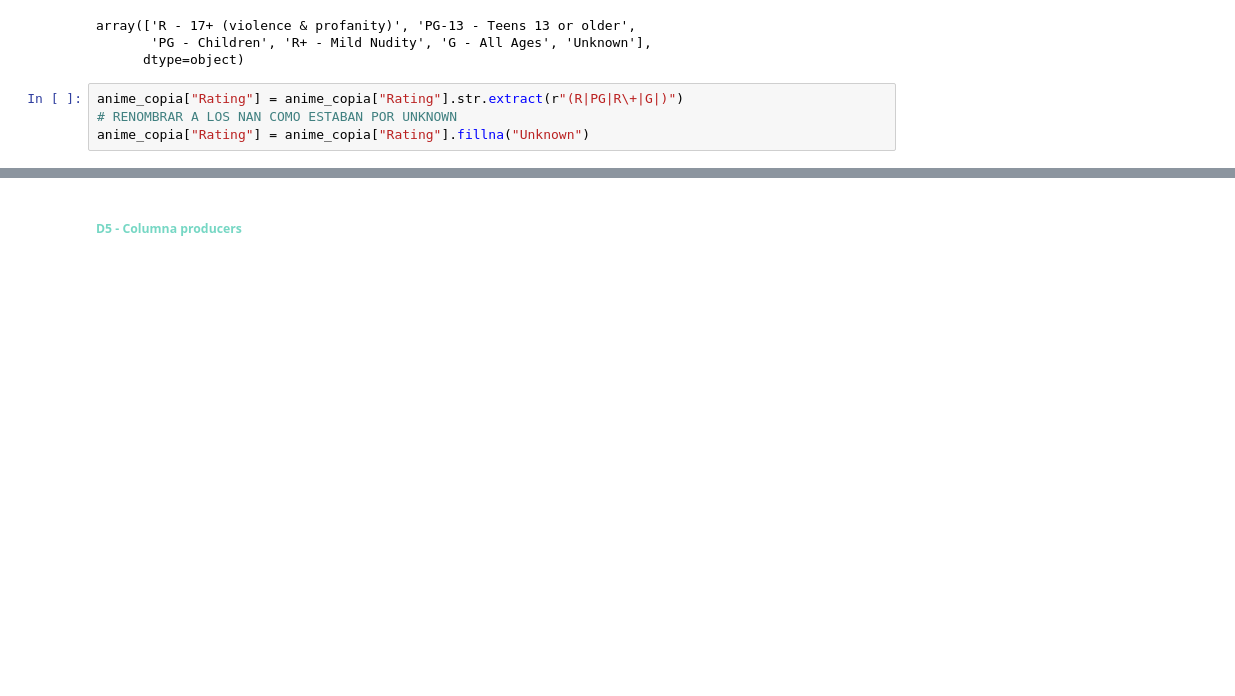
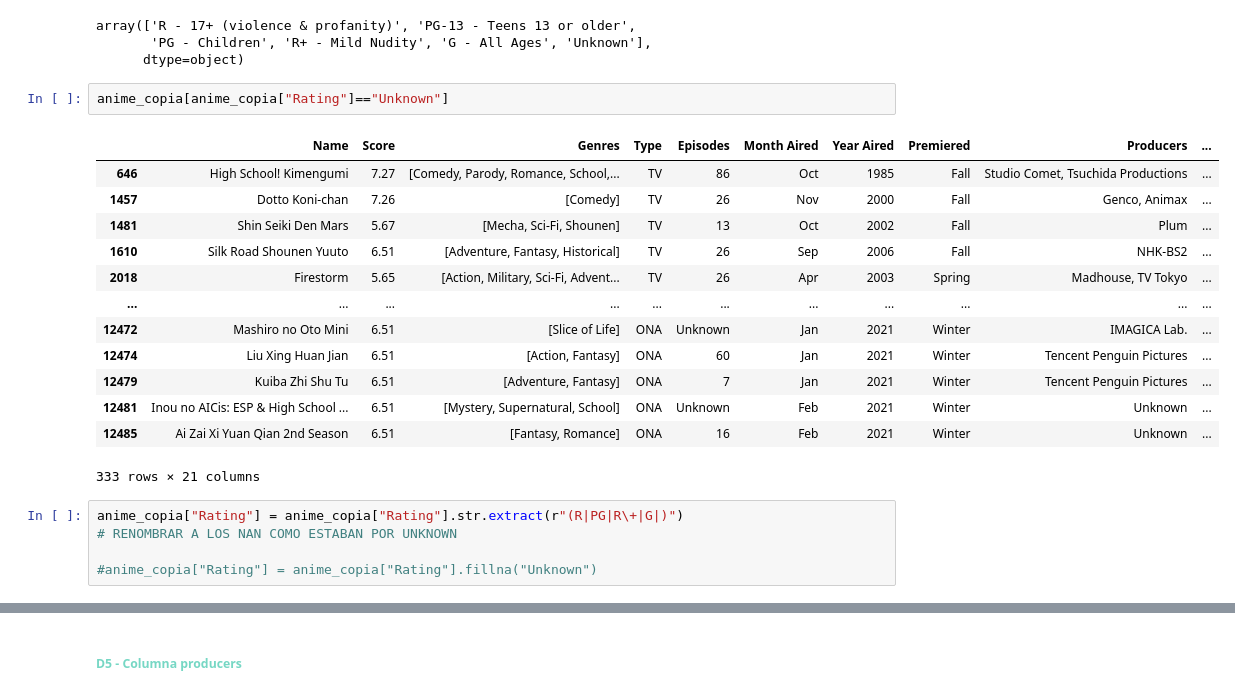
Before and after one commit to AmyGaarcia/DS_PT_09_2023, a Jupyter notebook: Data_Analysis/EDA/1-Definicion_EDA ANIME_no_terminado.ipynb, the cells around one changed output, grey strips where cells are left out. Saved outputs shown, nothing was run; the diff lists cells and outputs as text; blank space fills up the shorter version.

```diff
--- a/Data_Analysis/EDA/1-Definicion_EDA ANIME_no_terminado.ipynb
+++ b/Data_Analysis/EDA/1-Definicion_EDA ANIME_no_terminado.ipynb
@@ -445,7 +445,24 @@ anime_copia["Rating"].unique()
 array(['R - 17+ (violence & profanity)', 'PG-13 - Teens 13 or older',
        'PG - Children', 'R+ - Mild Nudity', 'G - All Ages', 'Unknown'],
       dtype=object)
+# %%
+anime_copia[anime_copia["Rating"]=="Unknown"]
+# %% [output]
+|  | Name | Score | Genres | Type | Episodes | Month Aired | Year Aired | Premiered | Producers | ... |
+| 646 | High School! Kimengumi | 7.27 | [Comedy, Parody, Romance, School,... | TV | 86 | Oct | 1985 | Fall | Studio Comet, Tsuchida Productions | ... |
+| 1457 | Dotto Koni-chan | 7.26 | [Comedy] | TV | 26 | Nov | 2000 | Fall | Genco, Animax | ... |
+| 1481 | Shin Seiki Den Mars | 5.67 | [Mecha, Sci-Fi, Shounen] | TV | 13 | Oct | 2002 | Fall | Plum | ... |
+| 1610 | Silk Road Shounen Yuuto | 6.51 | [Adventure, Fantasy, Historical] | TV | 26 | Sep | 2006 | Fall | NHK-BS2 | ... |
+| 2018 | Firestorm | 5.65 | [Action, Military, Sci-Fi, Advent... | TV | 26 | Apr | 2003 | Spring | Madhouse, TV Tokyo | ... |
+| ... | ... | ... | ... | ... | ... | ... | ... | ... | ... | ... |
+| 12472 | Mashiro no Oto Mini | 6.51 | [Slice of Life] | ONA | Unknown | Jan | 2021 | Winter | IMAGICA Lab. | ... |
+| 12474 | Liu Xing Huan Jian | 6.51 | [Action, Fantasy] | ONA | 60 | Jan | 2021 | Winter | Tencent Penguin Pictures | ... |
+| 12479 | Kuiba Zhi Shu Tu | 6.51 | [Adventure, Fantasy] | ONA | 7 | Jan | 2021 | Winter | Tencent Penguin Pictures | ... |
+| 12481 | Inou no AICis: ESP & High School ... | 6.51 | [Mystery, Supernatural, School] | ONA | Unknown | Feb | 2021 | Winter | Unknown | ... |
+| 12485 | Ai Zai Xi Yuan Qian 2nd Season | 6.51 | [Fantasy, Romance] | ONA | 16 | Feb | 2021 | Winter | Unknown | ... |
+333 rows × 21 columns
 # %%
 anime_copia["Rating"] = anime_copia["Rating"].str.extract(r"(R|PG|R\+|G|)")
 # RENOMBRAR A LOS NAN COMO ESTABAN POR UNKNOWN
-anime_copia["Rating"] = anime_copia["Rating"].fillna("Unknown")
+
+#anime_copia["Rating"] = anime_copia["Rating"].fillna("Unknown")
```
Also changed, not shown: parts of 15 cells of this notebook.
